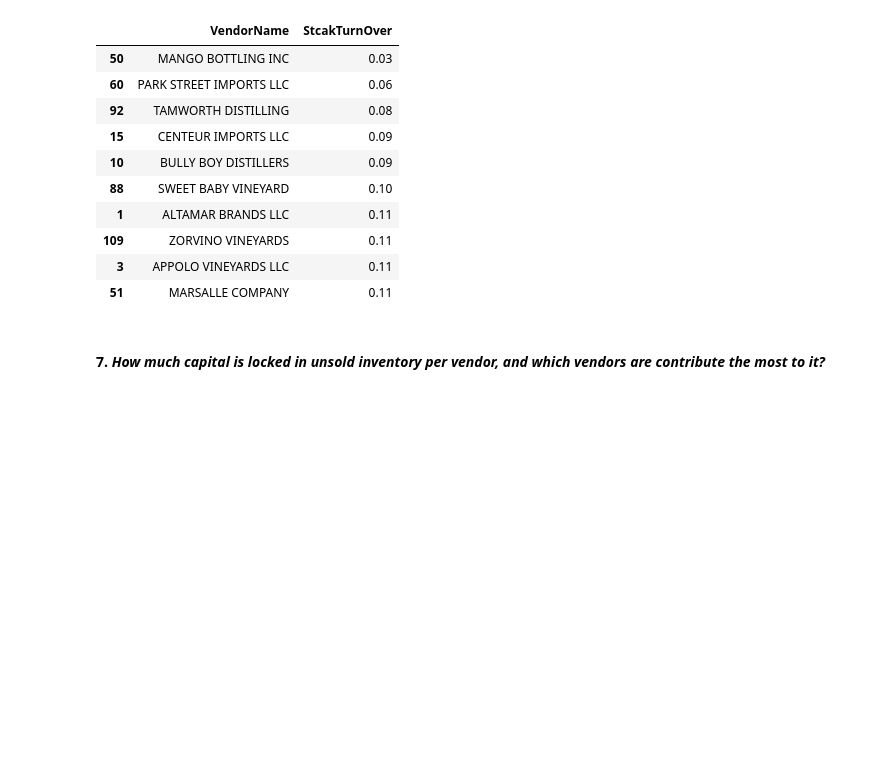
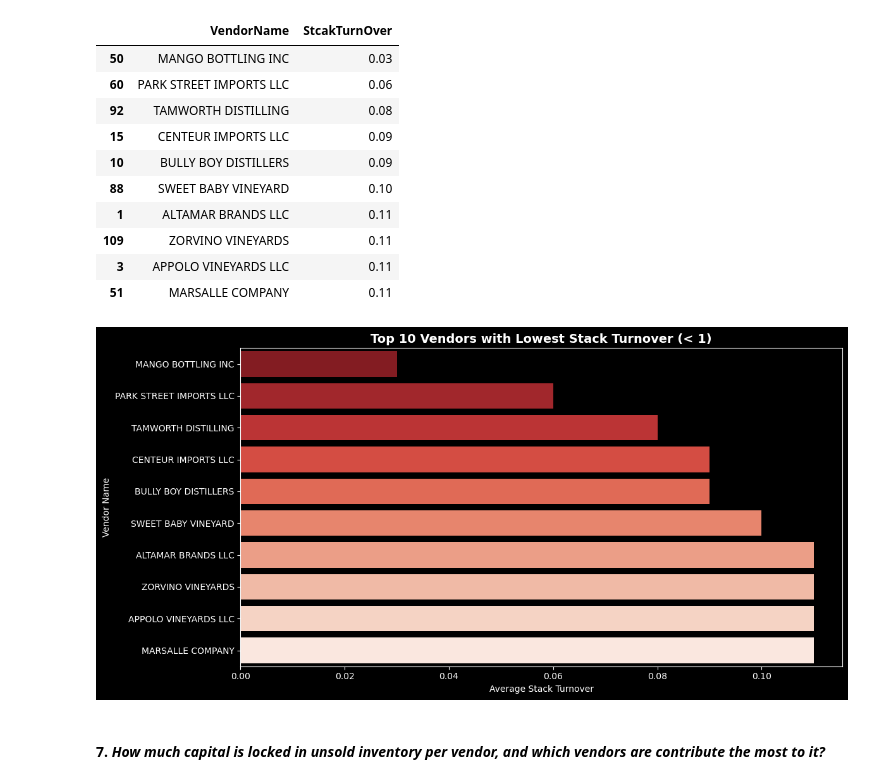
Before and after one commit to Shivs0147/Vendor-Performance-Analysis-in-Python, a Jupyter notebook: Vendor_Performance_Analysis.ipynb, the cells around one changed output. Drawn from its saved outputs; the diff is of its cells as text; code cells hidden in the pictures; blank space fills up the shorter version.

```diff
--- a/Vendor_Performance_Analysis.ipynb
+++ b/Vendor_Performance_Analysis.ipynb
@@ -610,6 +610,35 @@ Vendor_Summary[Vendor_Summary['StcakTurnOver']<1].groupby('VendorName')[['StcakT
 | 109 | ZORVINO VINEYARDS | 0.11 |
 | 3 | APPOLO VINEYARDS LLC | 0.11 |
 | 51 | MARSALLE COMPANY | 0.11 |
+# %%
+# Filter and prepare the data
+low_turnover_vendors = (
+    Vendor_Summary[Vendor_Summary['StcakTurnOver'] < 1]
+    .groupby('VendorName')[['StcakTurnOver']]
+    .mean()
+    .reset_index()
+    .sort_values(by='StcakTurnOver', ascending=True)
+    .head(10)
+    .round(2)
+)
+
+# Plotting
+plt.figure(figsize=(12, 6))
+plt.style.use('dark_background')
+sns.barplot(
+    x='StcakTurnOver',
+    y='VendorName',
+    data=low_turnover_vendors,
+    palette='Reds_r'
+)
+
+plt.title('Top 10 Vendors with Lowest Stack Turnover (< 1)', fontsize=14, weight='bold')
+plt.xlabel('Average Stack Turnover')
+plt.ylabel('Vendor Name')
+plt.tight_layout()
+plt.show()
+# %% [output]
+[figure, added]
 # %% [markdown]
 #### **7.** *How much capital is locked in unsold inventory per vendor, and which vendors are contribute the most to it?*
 # %%
```
Also changed, not shown: parts of 2 cells of this notebook.
